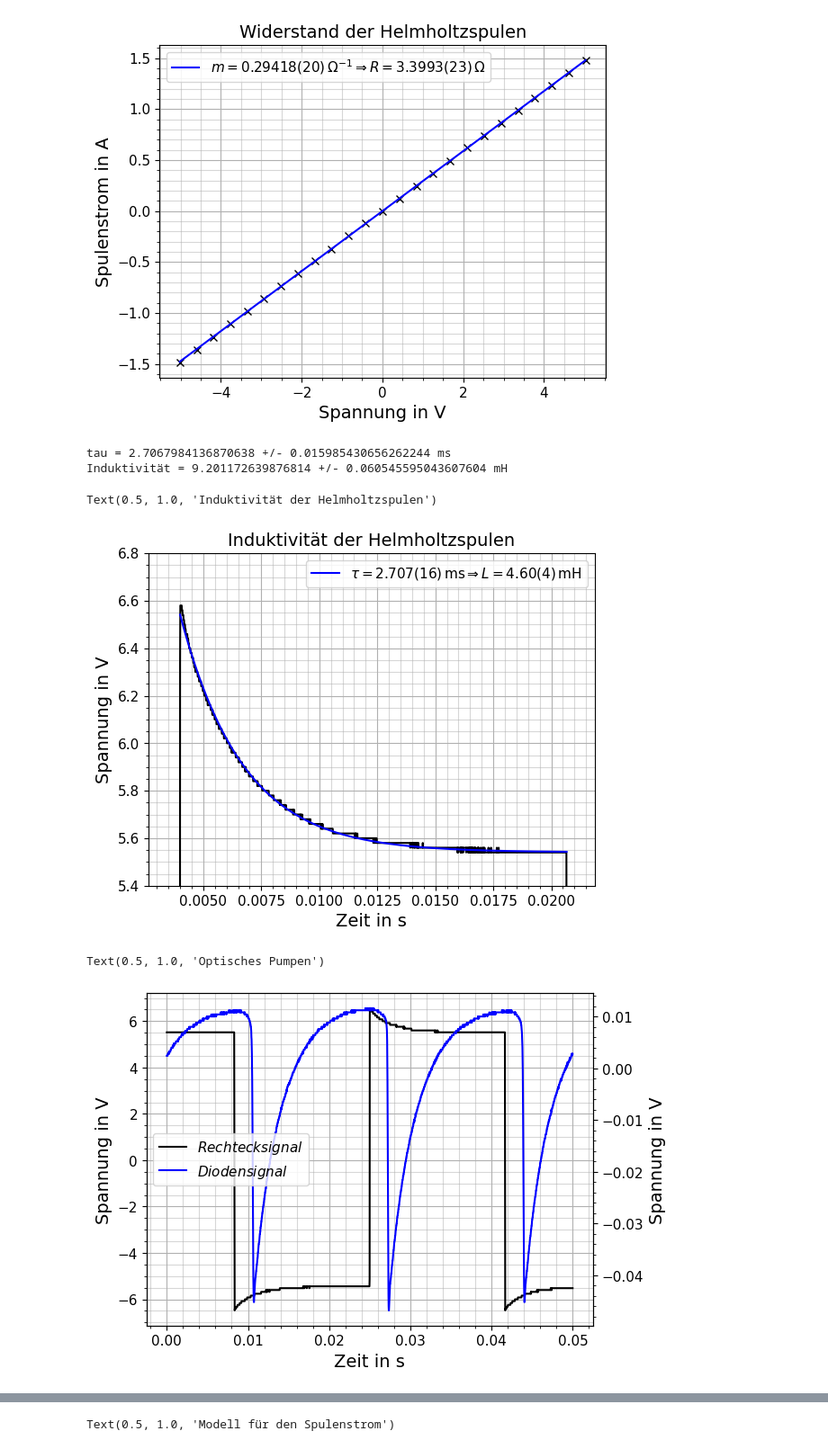
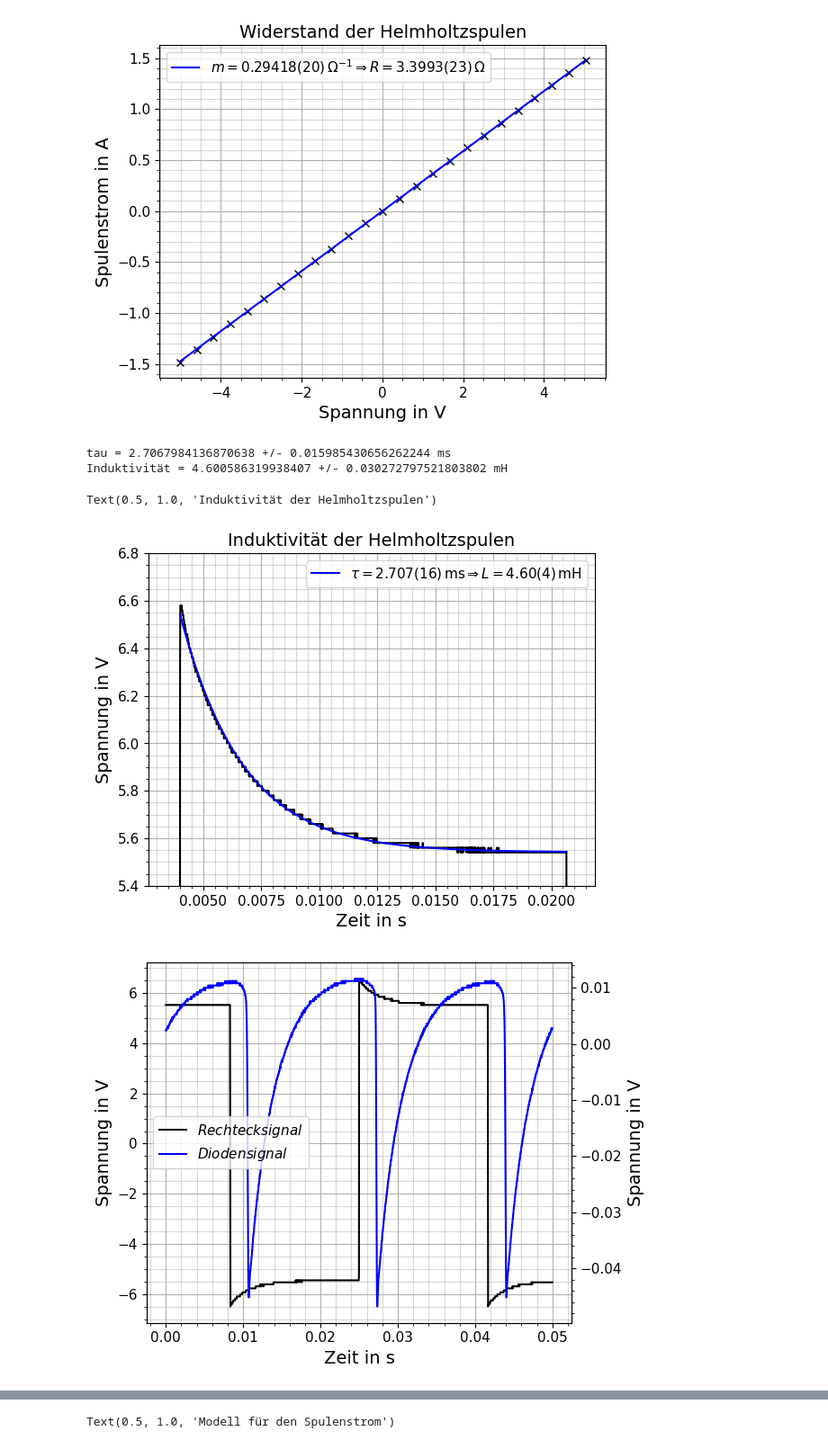
Before and after one commit to NicolasRohrbeck/fprak, a Jupyter notebook: scripts/optpumpen.ipynb, the cells around one changed output, grey strips where cells are left out. Shown at 90% size. Saved outputs shown, nothing was run; the diff lists cells and outputs as text; code cells hidden in the pictures.

```diff
--- a/scripts/optpumpen.ipynb
+++ b/scripts/optpumpen.ipynb
@@ -54,7 +54,7 @@ p0 = (5, 4, 0.003)
 popt, pcov = curve_fit(f, zeit[mask], spannung[mask], p0)
 stderr = np.sqrt(np.diag(pcov))
 tau, tau_err = popt[2], stderr[2]
-L, L_err = tau*R, tau*R_err + R*tau_err
+L, L_err = tau*R/2, tau*R_err/2 + R/2*tau_err
 
 print(f"tau = {tau*10**3} +/- {tau_err*10**3} ms")
 print(f"Induktivität = {L*10**3} +/- {L_err*10**3} mH")
@@ -77,39 +77,39 @@ ax.set_title("Induktivität der Helmholtzspulen", fontsize=14)
 #fig.savefig("../Bilder/Optisches Pumpen/Induktivität.pdf")
 # %% [output]
 tau = 2.7067984136870638 +/- 0.015985430656262244 ms
-Induktivität = 9.201172639876814 +/- 0.060545595043607604 mH
+Induktivität = 4.600586319938407 +/- 0.030272797521803802 mH
 Text(0.5, 1.0, 'Induktivität der Helmholtzspulen')
 [figure]
 # %%
 #Überblick
 
 zeit, rechteck, diode= np.loadtxt(r'../Messdaten/20260511_Optisches_Pumpen/3_Übersicht_Stromverst_Diode_30Hz_12Vpp.dat', skiprows=0, unpack=True, delimiter='\t')
 
 fig, ax1 = plt.subplots()
 ax2 = ax1.twinx()
 
 r, = ax1.plot(zeit, rechteck, "-k", label=r"$Rechtecksignal$")
 d, = ax2.plot(zeit, diode, "-b", label=r"$Diodensignal$")
 
 ax1.set_xlabel("Zeit in s", fontsize=14)
 ax1.set_ylabel("Spannung in V", fontsize=14)
 ax1.tick_params(labelsize=11)
 ax2.set_ylabel("Spannung in V", fontsize=14)
 ax2.tick_params(labelsize=11)
 
 ax1.minorticks_on()
 ax1.grid(which='major')
 ax1.grid(which='minor', alpha=0.5)
 ax2.legend([r,d], [r"$Rechtecksignal$", r"$Diodensignal$"], fontsize=11, loc="center left")
 ax2.minorticks_on()
 #ax2.grid(which='major')
 #ax2.grid(which='minor', alpha=0.5)
 #ax2.legend(fontsize=11)
 ax.set_title("Optisches Pumpen", fontsize=14)
-#fig.savefig("../Bilder/Optisches Pumpen/Rechtecksingal_Diodensignal.pdf")
+plt.tight_layout()
+#plt.savefig("../Bilder/Optisches Pumpen/Rechtecksingal_Diodensignal.pdf")
 # %% [output]
-Text(0.5, 1.0, 'Optisches Pumpen')
-[figure, old version]
+[figure, new version]
 # %%
 #Test, ob die Induktivität der Spule für die Zeitverzögerung im Diodensignal verantwortlich ist
 
```
Also changed, not shown: parts of 1 cell of this notebook, 2 other files.
